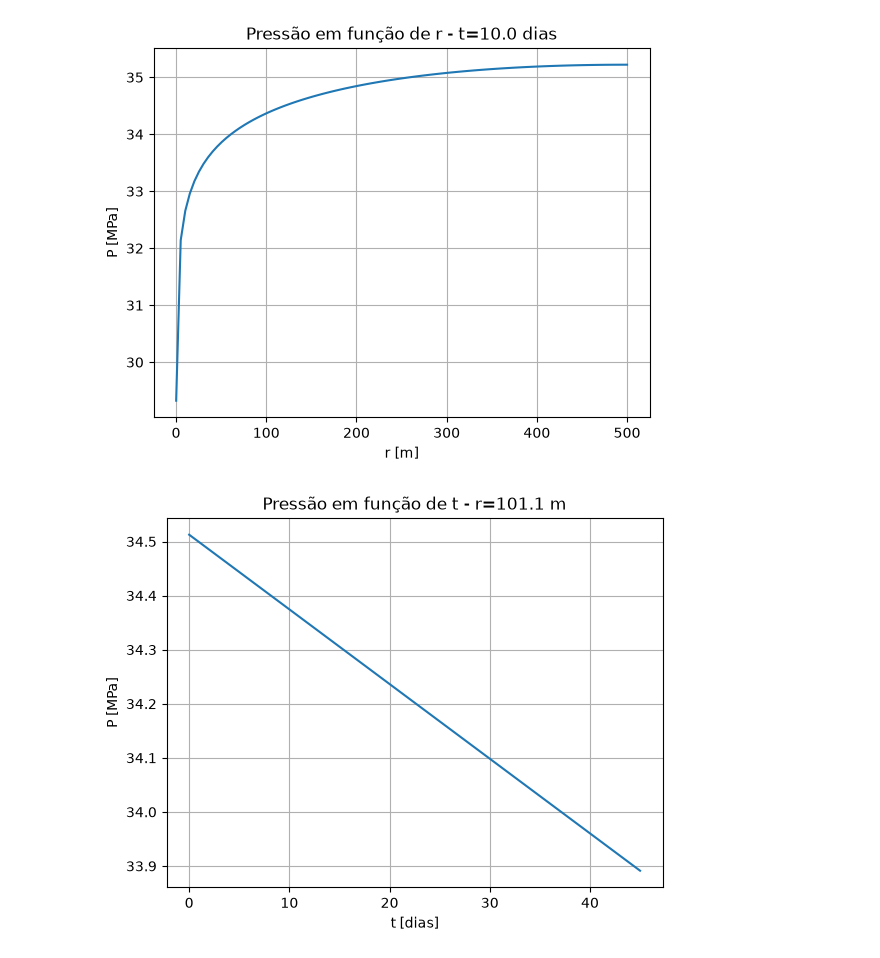
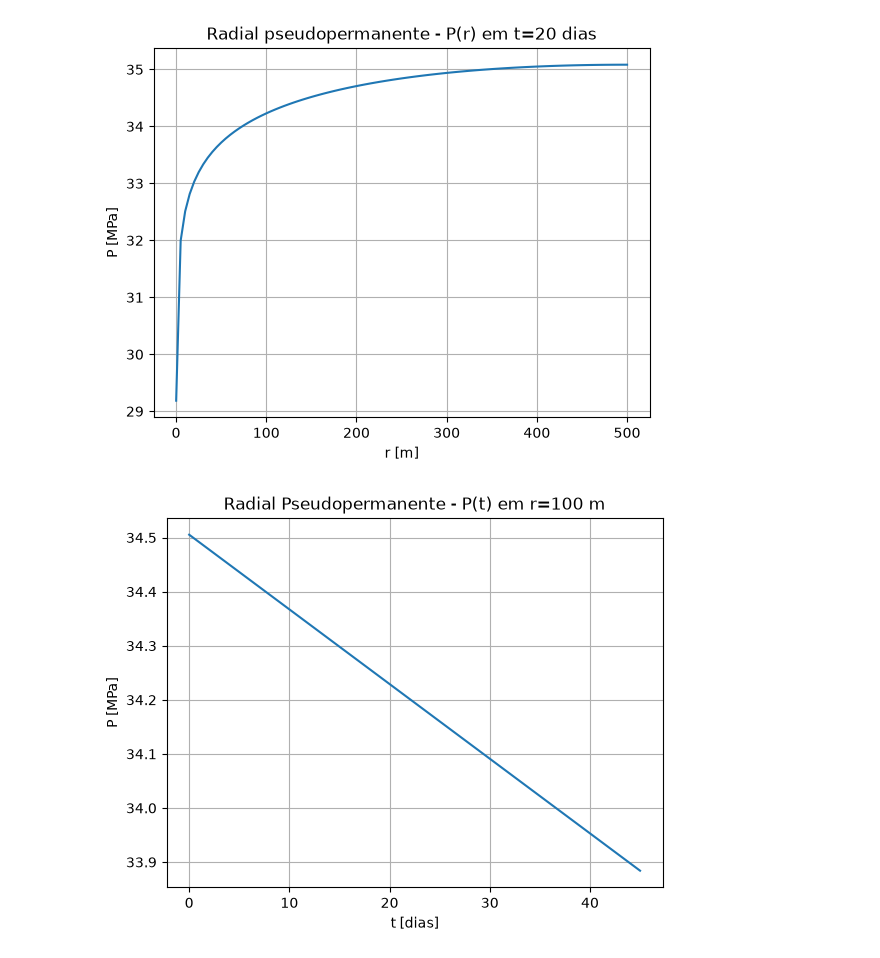
Before and after one commit to JoaoVassalo/SimRes, a Jupyter notebook: results/pseudopermanent_R1d.ipynb, the cells around one changed output. Cells and saved outputs as stored; diff of their text form; code cells hidden in the pictures.

```diff
--- a/results/pseudopermanent_R1d.ipynb
+++ b/results/pseudopermanent_R1d.ipynb
@@ -21,34 +21,34 @@ t_final=45*86400        # 45 dias em segundos
 r,t,R,T,P=radial_pseudo_1d(p0, qw, h, k, re, rw, phi, ct, mu,t_final)
 
 # P em função de r
 
 t_escolhido=20*86400
 
 indice_t=np.argmin(np.abs(t-t_escolhido))
 
 plt.plot(r,P[indice_t,:]/1e6)
 
 plt.xlabel('r [m]')
 plt.ylabel('P [MPa]')
-plt.title(f'Pressão em função de r - t={t[indice_t]/86400:.1f} dias')
+plt.title(f'Radial pseudopermanente - P(r) em t={t[indice_t]/86400:.0f} dias')
 
 plt.grid()
 plt.show()
 
 # P em função de t
 
 r_escolhido=100
 
 indice_r=np.argmin(np.abs(r-r_escolhido))
 
 plt.plot(t/86400,P[:,indice_r]/1e6)
 
 plt.xlabel('t [dias]')
 plt.ylabel('P [MPa]')
-plt.title(f'Pressão em função de t - r={r[indice_r]:.1f} m')
+plt.title(f'Radial Pseudopermanente - P(t) em r={r[indice_r]:.0f} m')
 
 plt.grid()
 plt.show()
 # %% [output]
-[figure, old version]
+[figure, new version]
-[figure, old version]
+[figure, new version]
```
Also changed, not shown: 7 other files.
